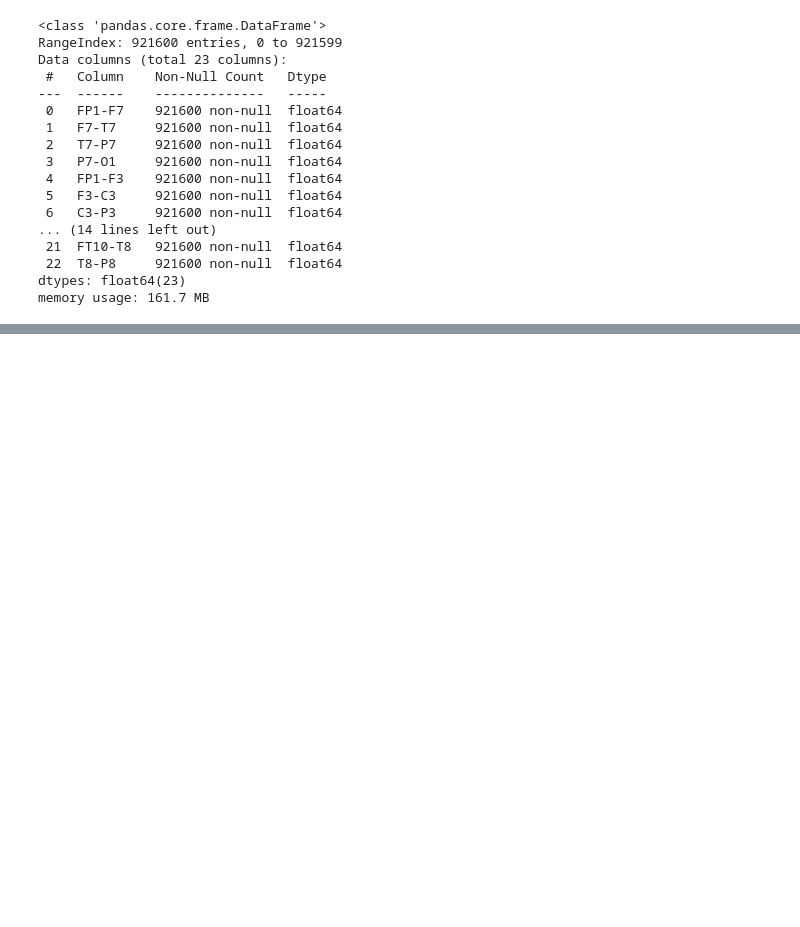
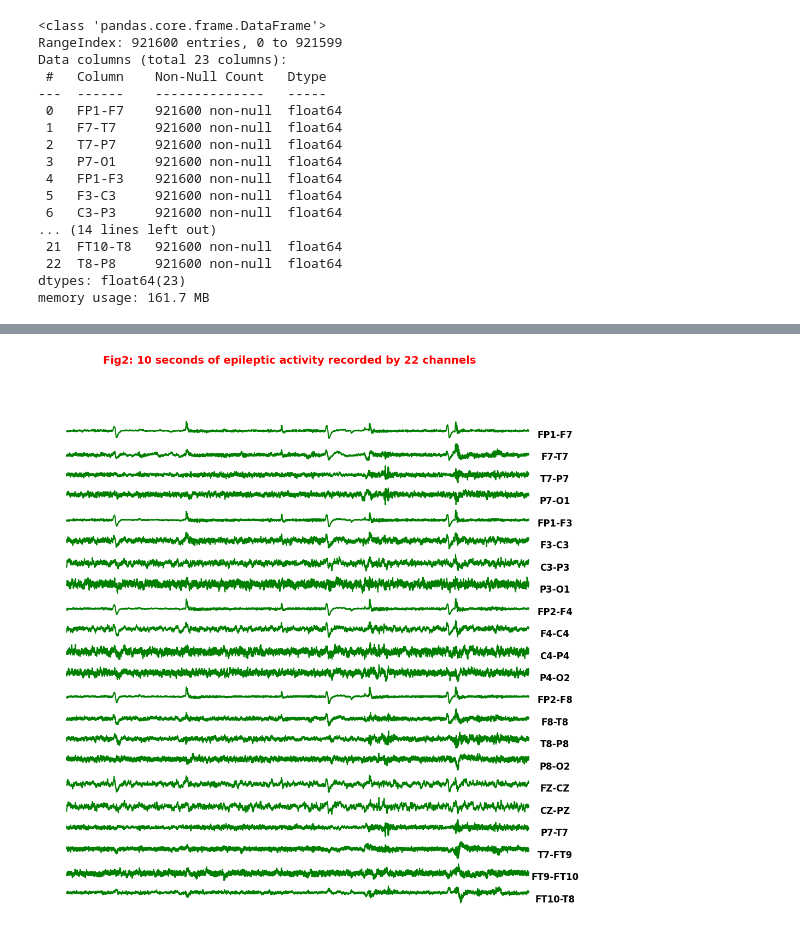
Before and after one commit to Prog123456/eeg, a Jupyter notebook: eeg_brain_prediction.ipynb, the cells around one changed output, grey strips where cells are left out. Drawn from its saved outputs; the diff is of its cells as text; code cells hidden in the pictures; blank space fills up the shorter version.

```diff
--- a/eeg_brain_prediction.ipynb
+++ b/eeg_brain_prediction.ipynb
@@ -147,0 +203,20 @@ Most of the EEG files have 23 recordings from electrodes placed around the head
+# %%
+ax = ['ax'+str(i) for i in range(23)]
+C = df_signals.columns
+
+plt.figure(figsize=(12,12))
+plt.suptitle("Fig2: 10 seconds of epileptic activity recorded by 22 channels", fontsize= 14,fontweight='bold',color='red')
+for i in range(22):
+    ax[i] = plt.subplot(23,1,i+1)
+    ax[i].plot(df_signals[C[i]].iloc[766976:(777216)],"green")
+    ax[i].set_xticklabels([])
+    ax[i].set_yticklabels([])
+    ax[i].tick_params(axis='both', which='both', bottom='off', top='off', labelbottom='off' ,length=0)
+    ax[i].spines["top"].set_visible(False)
+    ax[i].spines["bottom"].set_visible(False)
+    ax[i].spines["right"].set_visible(False)
+    ax[i].spines["left"].set_visible(False)
+    ax[i].set_ylabel(C[i], fontsize=12, rotation=0,fontweight='bold')
+    ax[i].yaxis.set_label_position("right")
+# %% [output]
+[figure, added]
```
Also changed, not shown: parts of 16 cells of this notebook.
